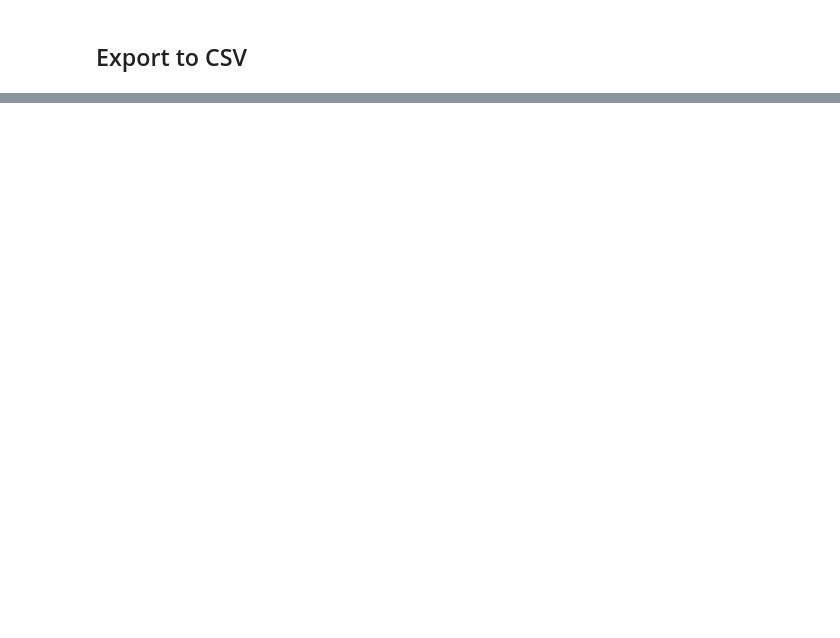
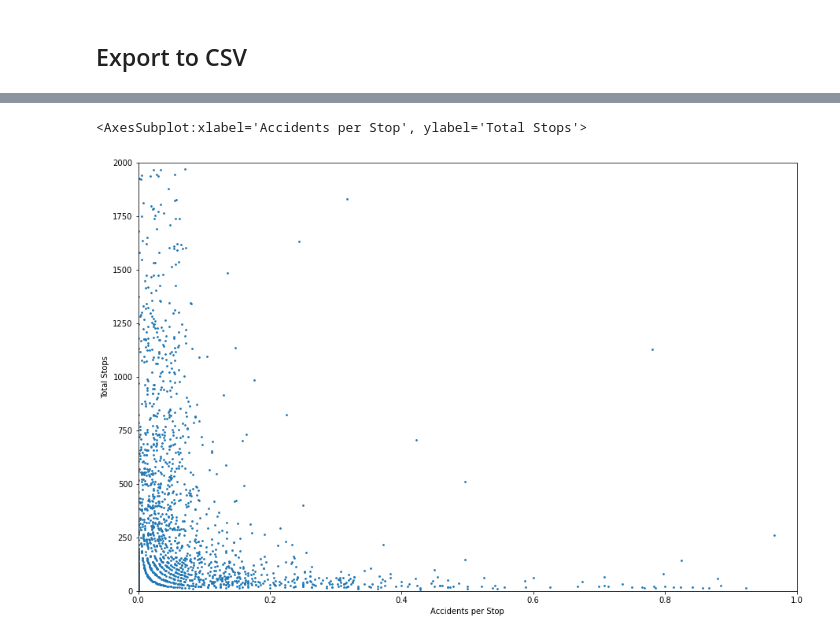
Before and after one commit to m-gaster/MC-Policing, a Jupyter notebook: Police Activity vs. Accidents, Injuries, and Fatalities.ipynb, the cells around one changed output, grey strips where cells are left out. Drawn from its saved outputs; the diff is of its cells as text; code cells hidden in the pictures; blank space fills up the shorter version.

```diff
--- a/Police Activity vs. Accidents, Injuries, and Fatalities.ipynb
+++ b/Police Activity vs. Accidents, Injuries, and Fatalities.ipynb
@@ -218,0 +351,3 @@ gdf.to_csv(f"Police Stops vs Accidents - width={str(CELL_WIDTH)} - {today}.csv",
+# %%
+df1['Total_Accidents'] = df1['Total Accidents']
+df1['Total_Stops'] = df1['Total Stops']
@@ -218,0 +386,3 @@ gdf.to_csv(f"Police Stops vs Accidents - width={str(CELL_WIDTH)} - {today}.csv",
+# %%
+for race in race_set-{'NATIVE AMERICAN'}:
+    df1[f'pct_Stops_{race}'] = df1[f'% Stops {race}']
@@ -218,0 +434,5 @@ gdf.to_csv(f"Police Stops vs Accidents - width={str(CELL_WIDTH)} - {today}.csv",
+# %%
+df1.plot(kind='scatter', y="Total Stops", x="Accidents per Stop", s=3, figsize=(15,10), ylim=(0,2000), xlim=(0,1))
+# %% [output]
+<AxesSubplot:xlabel='Accidents per Stop', ylabel='Total Stops'>
+[figure, added]
```
Also changed, not shown: parts of 38 cells of this notebook.
